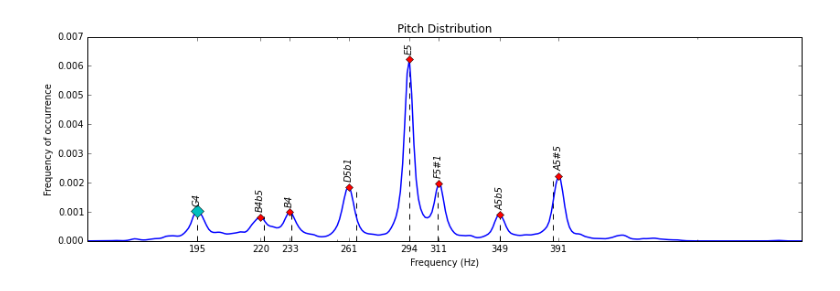
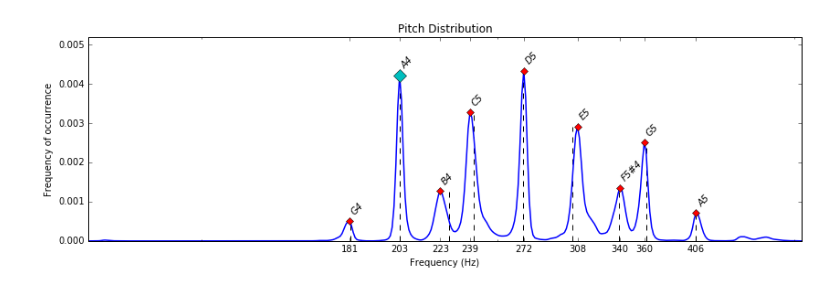
Before and after one commit to miracatici/note_model, a Jupyter notebook: demo.ipynb, the cells around one changed output. Drawn from its saved outputs; the diff is of its cells as text; code cells hidden in the pictures.

```diff
--- a/demo.ipynb
+++ b/demo.ipynb
@@ -10,8 +10,8 @@ from tonicidentifier.tonicidentifier import TonicLastNote
 from note_model.NoteModel import NoteModel
 # %%
 # inputs; pitch track and makam of the recording
-rec_makam = "nihavent"
-pitch = json.load(open("sample_data/feda89e3-a50d-4ff8-87d4-c1e531cc1233.json", 'r'))['pitch']
+rec_makam = "huseyni"
+pitch = json.load(open("sampledata/huseyni--sazsemaisi--aksaksemai----tatyos_efendi/8b8d697b-cad9-446e-ad19-5e85a36aa253.json", 'r'))['pitch']
 
 # Extra: Postprocess the pitch track to get rid of spurious pitch estimations and correct octave errors
 flt = PitchPostFilter()
@@ -24,10 +24,10 @@ tonic_hz = tonic["value"]
 # %%
 # Obtain the the stable notes
 model = NoteModel()
-stablenotes, theo_peaks = model.calculate_notes(distribution, tonic_hz, rec_makam)
+stablenotes = model.calculate_notes(distribution, tonic_hz, rec_makam)
 # %%
 # plot the result
-model.plot(distribution, stablenotes, theo_peaks)
+model.plot(distribution, stablenotes)
 pylab.show()
 # %% [output]
-[figure, old version]
+[figure, new version]
```
Also changed, not shown: 1 other file.
